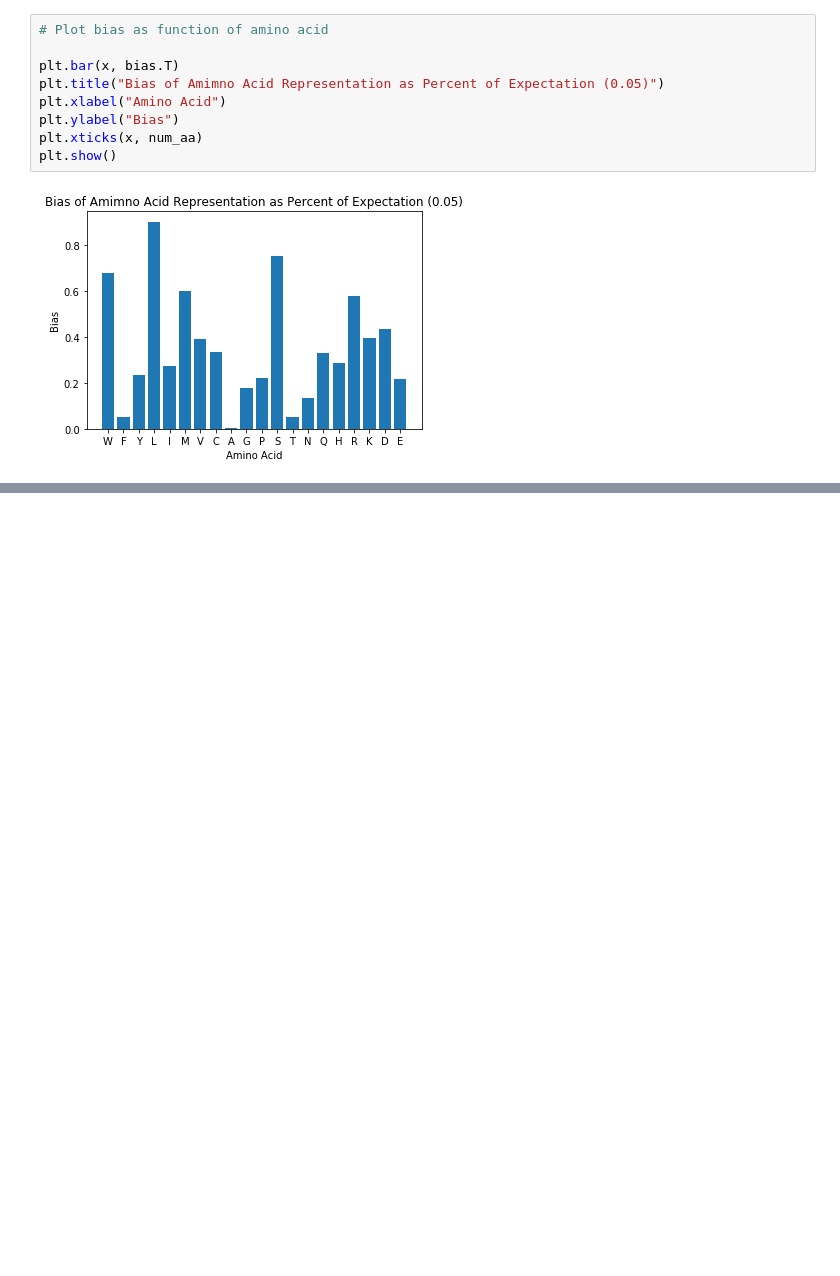
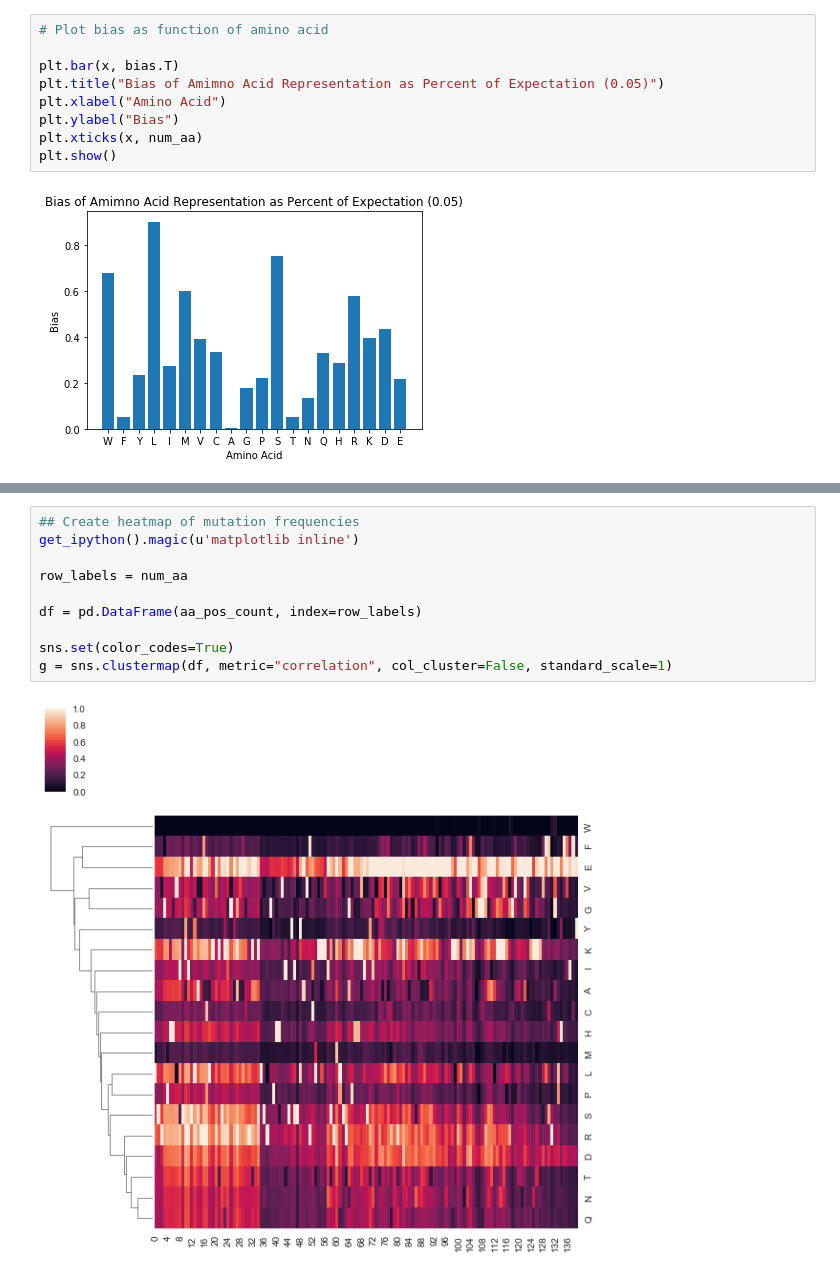
Before and after one commit to lenidmv/PUBS_scMode_2017, a Jupyter notebook: bias_vs_variance.ipynb, the cells around one changed output, grey strips where cells are left out. Saved outputs shown, nothing was run; the diff lists cells and outputs as text; blank space fills up the shorter version.

```diff
--- a/bias_vs_variance.ipynb
+++ b/bias_vs_variance.ipynb
@@ -108,0 +94,12 @@ plt.bar(len(WT), )
+# %%
+## Create heatmap of mutation frequencies
+get_ipython().magic(u'matplotlib inline')
+
+row_labels = num_aa
+
+df = pd.DataFrame(aa_pos_count, index=row_labels)
+
+sns.set(color_codes=True)
+g = sns.clustermap(df, metric="correlation", col_cluster=False, standard_scale=1)
+# %% [output]
+[figure, added]
```
Also changed, not shown: parts of 6 cells of this notebook, 3 other files.
